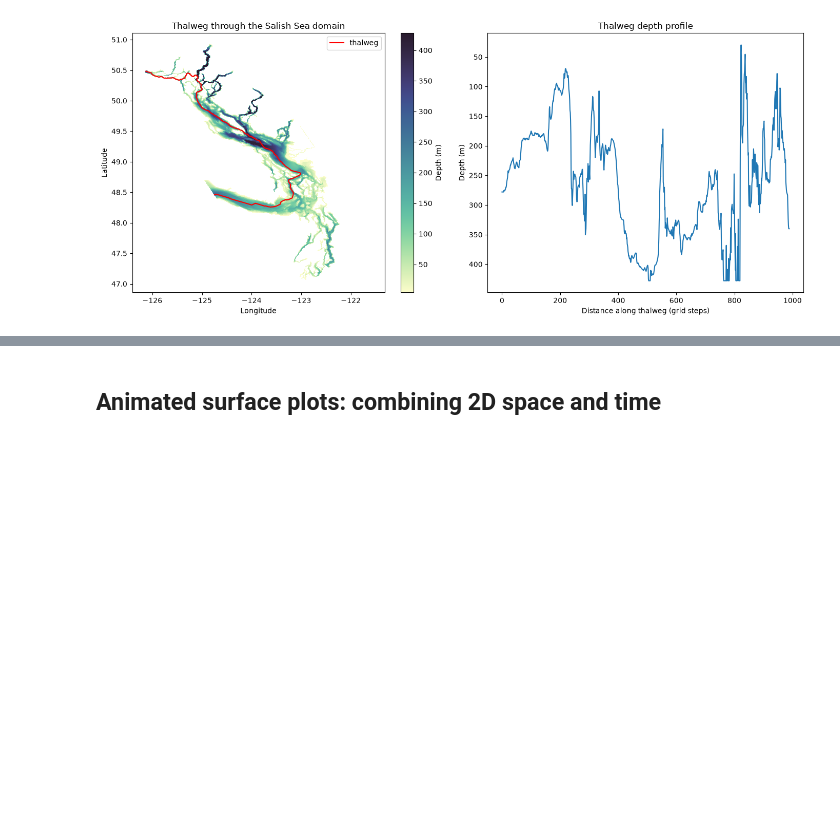
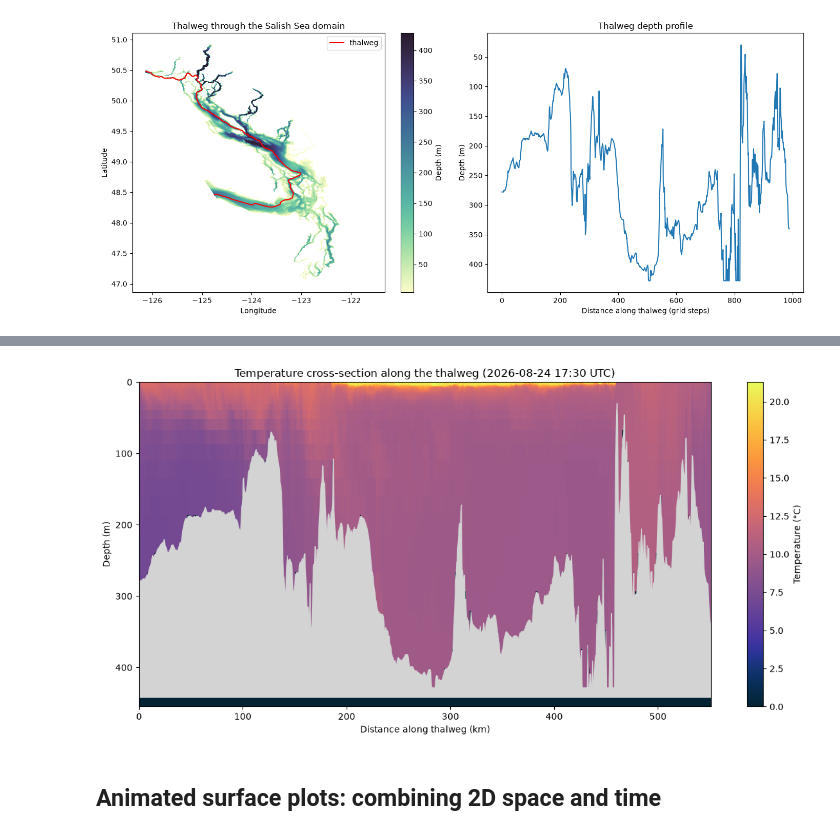
Before and after one commit to ateucher/ohw-tutorials, a Jupyter notebook: 02-Wed/DataVis/DataVis_in_4D.ipynb, the cells around one changed output, grey strips where cells are left out. Cells and saved outputs as stored; diff of their text form; code cells hidden in the pictures; blank space fills up the shorter version.

```diff
--- a/02-Wed/DataVis/DataVis_in_4D.ipynb
+++ b/02-Wed/DataVis/DataVis_in_4D.ipynb
@@ -329,14 +329,14 @@ plt.show()
 # Create a new data request for data along the thalweg
 
 startTime = (pd.Timestamp.now(tz="UTC") - pd.DateOffset(days=1)).strftime("%Y-%m-%dT%H:%M:%S.000Z")
-hovmoller_url = build_griddap_url(
+thalweg_url = build_griddap_url(
     dataset_id='ubcSSg3DPhysicsFields1hV21-11',  # replace with correct dataset_id from the table above
     variables=['temperature'],                   # replace with variable of interest
-    time_range=(startTime, 1, startTime),
-    depth_range=FULL_DEPTH,                  # Full water column
-    gridY_range=(thalweg_y.np.min, 1, thalweg_y.np.max),
-    gridX_range=(thalweg_x.np.min, 1, thalweg_x.np.max),
+    time_range=(startTime, 1, startTime),        # single time stamp
+    depth_range=FULL_DEPTH,                      # Full spatial domain
+    gridY_range=FULL_GRIDY,
+    gridX_range=FULL_GRIDX,
 )
-print(hovmoller_url)
-data = fetch_griddap(hovmoller_url)
+print(thalweg_url)
+data = fetch_griddap(thalweg_url)
 # %% [output]
@@ -344,2 +344,53 @@ AttributeError: 'numpy.ndarray' object has no attribute 'np'
+# %%
+# Create curtain plot: temperature cross-section along the thalweg
+
+cData = data["temperature"].squeeze("time")  # drop the singleton time dim -> (depth, gridY, gridX)
+
+# Pull the temperature value at each (gridY, gridX) point along the thalweg, using
+# vectorized isel so gridY/gridX collapse into a single new "thalweg" dimension
+# while depth stays a separate axis -> result shape (depth, thalweg)
+cData_thalweg = cData.isel(
+    gridY=xarray.DataArray(thalweg_y, dims="thalweg"),
+    gridX=xarray.DataArray(thalweg_x, dims="thalweg"),
+)
+
+# Distance along the thalweg (km), accumulated from thalweg_lat/thalweg_lon (computed
+# above) via the haversine formula, so the x-axis is real along-path distance rather
+# than a grid-step count
+R = 6371.0  # Earth radius, km
+lat_rad = np.radians(thalweg_lat)
+lon_rad = np.radians(thalweg_lon)
+dlat = np.diff(lat_rad)
+dlon = np.diff(lon_rad)
+a = np.sin(dlat / 2) ** 2 + np.cos(lat_rad[:-1]) * np.cos(lat_rad[1:]) * np.sin(dlon / 2) ** 2
+step_km = 2 * R * np.arcsin(np.sqrt(a))
+thalweg_distance = np.concatenate(([0], np.cumsum(step_km)))
+
+plt.figure(figsize=(12, 6))
+
+pcm = plt.pcolormesh(
+    thalweg_distance,
+    data["depth"],
+    cData_thalweg,
+    shading="auto",
+    cmap=cmocean.cm.thermal,
+)
+
+# Shade below the seafloor so the plot reads as a cross-section rather than a bare heatmap
+plt.fill_between(thalweg_distance, thalweg_depth, data["depth"].max(), color="lightgray", zorder=2)
+
+plt.colorbar(pcm, label="Temperature (°C)")
+plt.xlabel("Distance along thalweg (km)")
+plt.ylabel("Depth (m)")
+timestamp = pd.Timestamp(data["time"].values[0]).strftime("%Y-%m-%d %H:%M")
+plt.title(f"Temperature cross-section along the thalweg ({timestamp} UTC)")
+
+# Reverse y-axis so it appears surface - bottom
+plt.gca().invert_yaxis()
+
+plt.tight_layout()
+plt.show()
+# %% [output]
+[figure, added]
 # %% [markdown]
 ## Animated surface plots: combining 2D space and time
```
Also changed, not shown: parts of 4 cells of this notebook.
